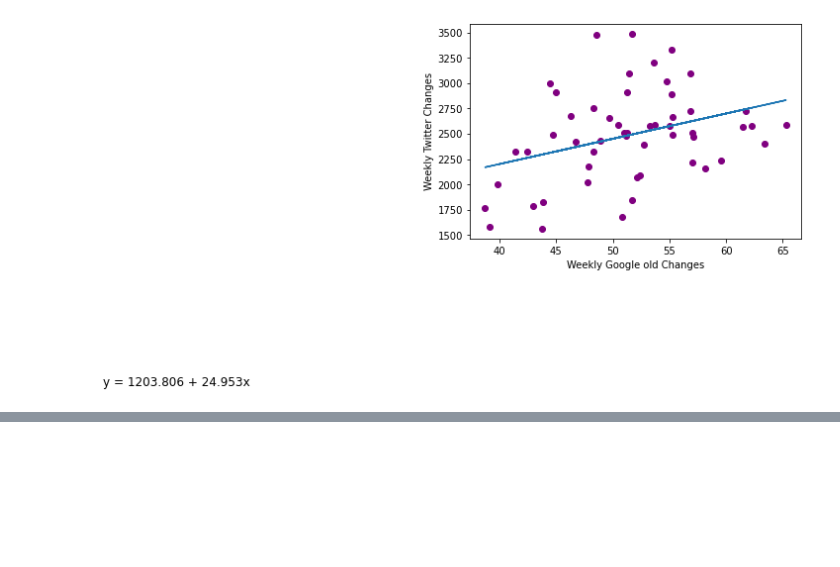
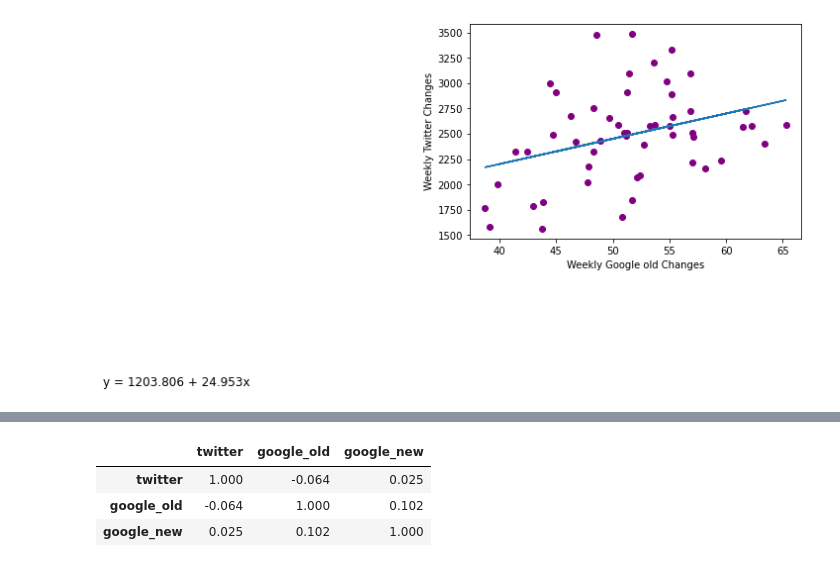
Before and after one commit to macs30200-s23/replication-materials-yuzhouw313, a Jupyter notebook: correlation.ipynb, the cells around one changed output, grey strips where cells are left out. Saved outputs shown, nothing was run; the diff lists cells and outputs as text; code cells hidden in the pictures; blank space fills up the shorter version.

```diff
--- a/correlation.ipynb
+++ b/correlation.ipynb
@@ -705,0 +692,8 @@ Text(0.5, 0, 'Weekly Google old Changes')
+# %%
+pearsoncorr = daily_data.corr(method='pearson')
+pearsoncorr.round(3)
+# %% [output]
+|  | twitter | google_old | google_new |
+| twitter | 1.000 | -0.064 | 0.025 |
+| google_old | -0.064 | 1.000 | 0.102 |
+| google_new | 0.025 | 0.102 | 1.000 |
```
Also changed, not shown: parts of 20 cells of this notebook, 4 other files.
